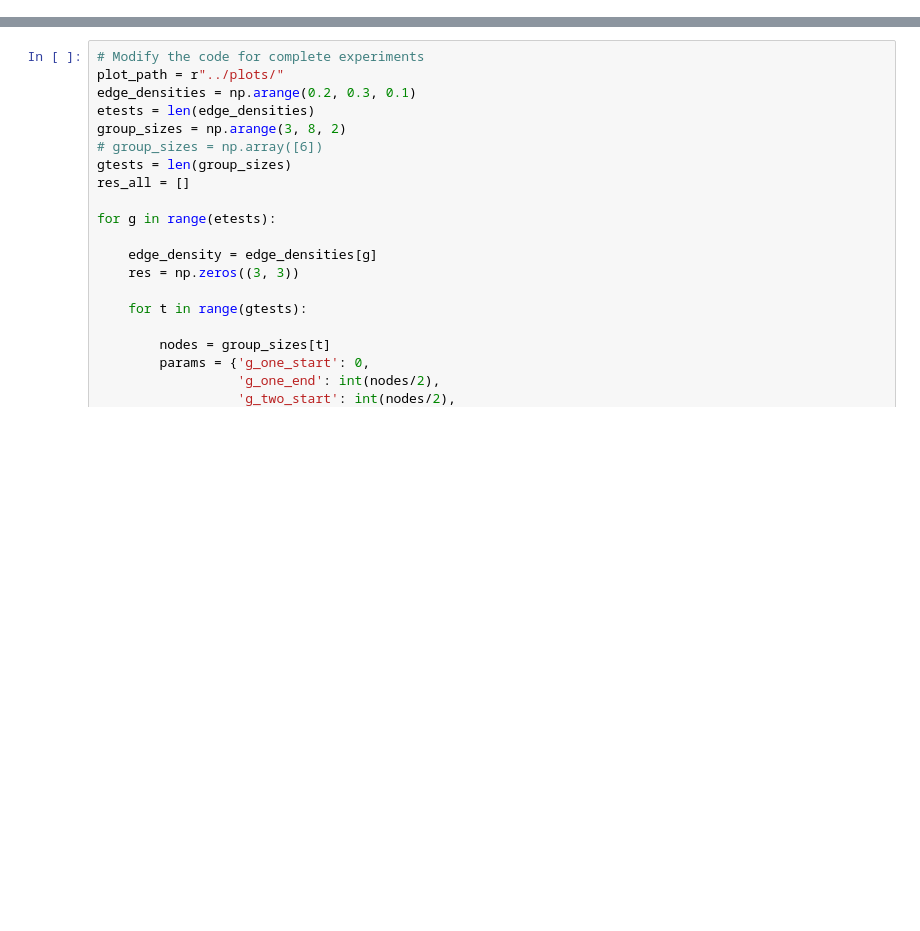
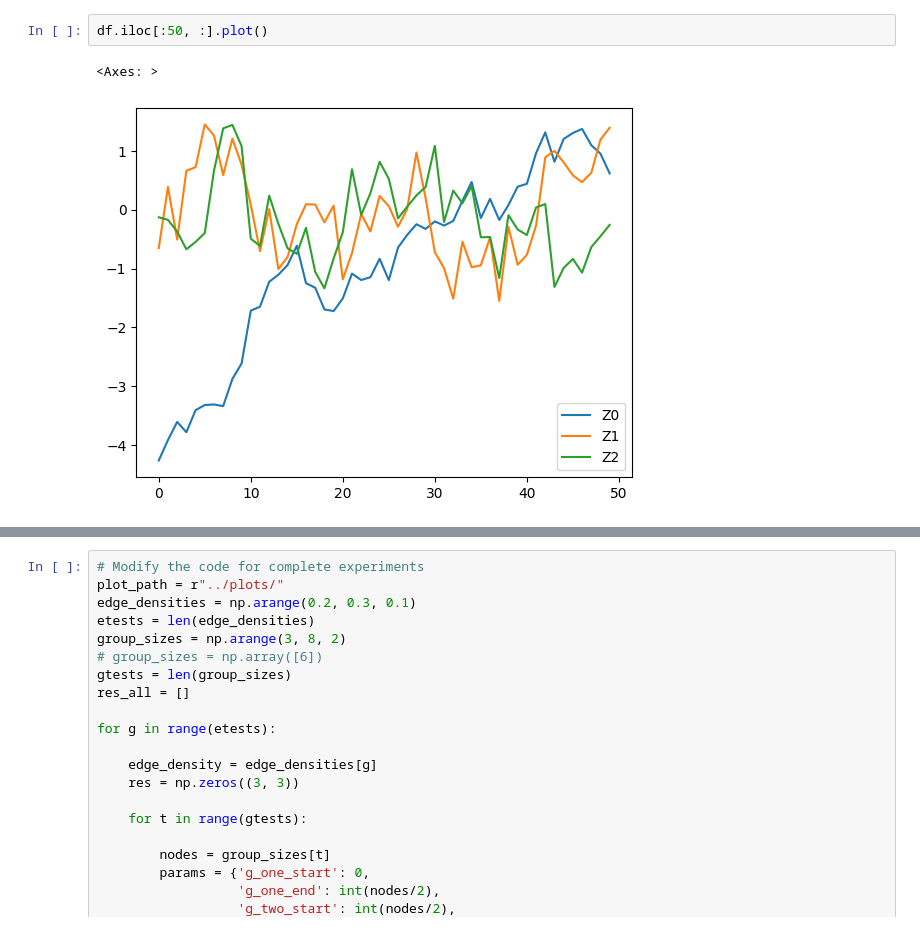
Before and after one commit to wasimahmadpk/cdmi, a Jupyter notebook: src/scms.ipynb, the cells around one changed output, grey strips where cells are left out. Drawn from its saved outputs; the diff is of its cells as text; blank space fills up the shorter version.

```diff
--- a/src/scms.ipynb
+++ b/src/scms.ipynb
@@ -38,0 +95,5 @@ TypeError: generate_dag_and_time_series() missing 1 required positional argument
+# %%
+df.iloc[:50, :].plot()
+# %% [output]
+<Axes: >
+[figure, added]
```
Also changed, not shown: parts of 10 cells of this notebook, 3 other files.
